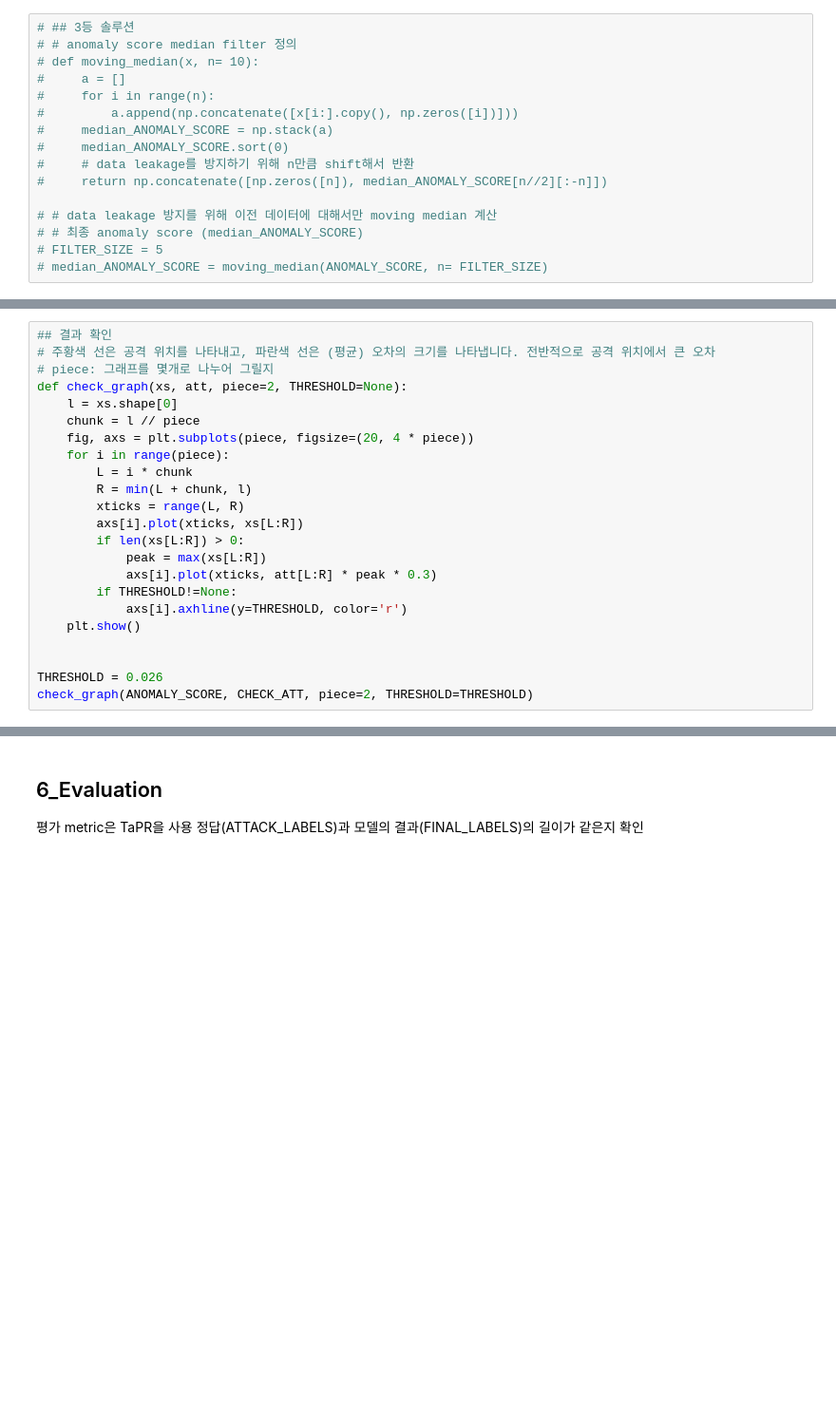
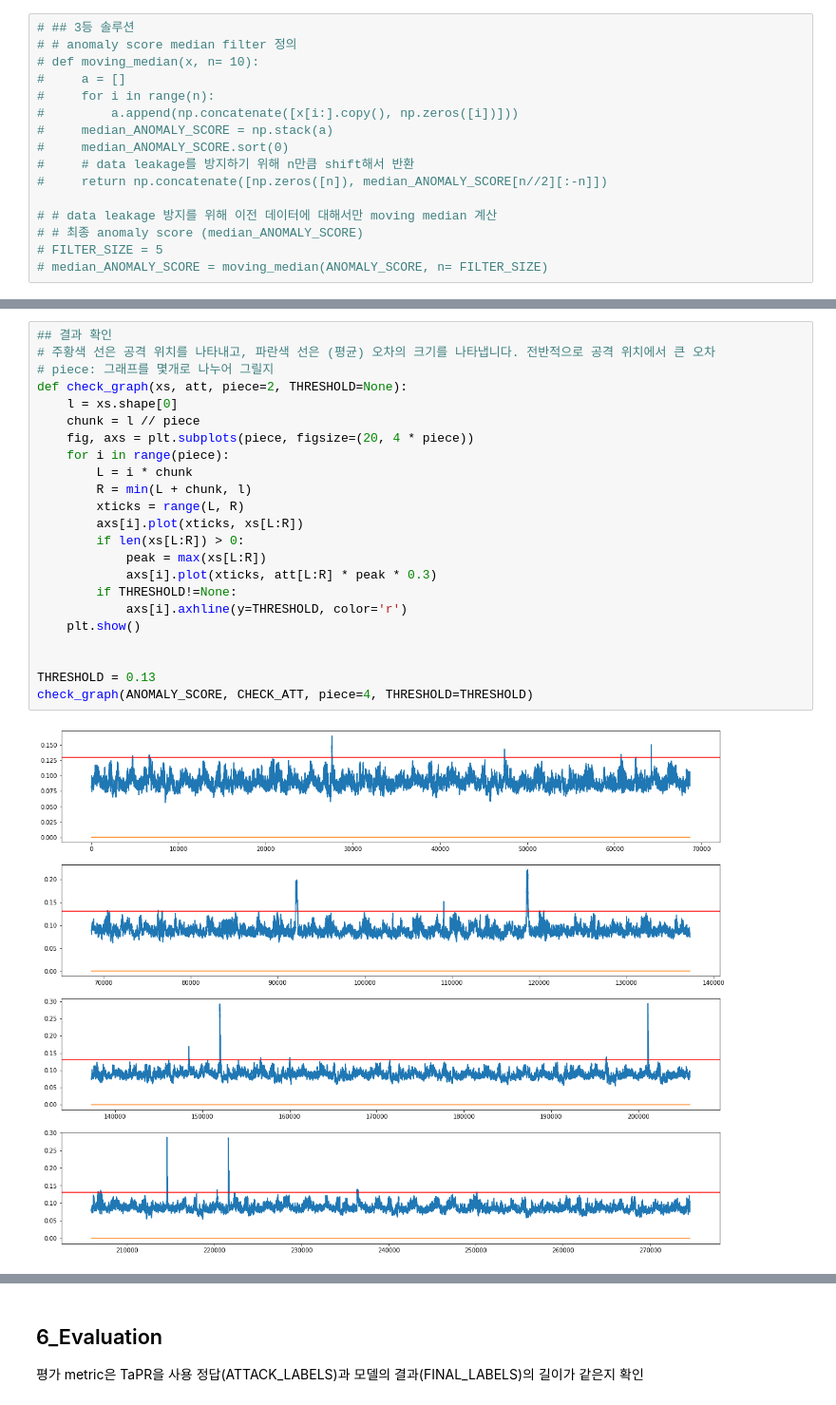
Before and after one commit to dr-kim/lecture_6_timeseries_AnomalyDetection, a Jupyter notebook: Timeseries_Anomaly_Detection_Transformer_colab.ipynb, the cells around one changed output, grey strips where cells are left out. Shown at 95% size. Saved outputs shown, nothing was run; the diff lists cells and outputs as text; blank space fills up the shorter version.

```diff
--- a/Timeseries_Anomaly_Detection_Transformer_colab.ipynb
+++ b/Timeseries_Anomaly_Detection_Transformer_colab.ipynb
@@ -736,25 +748,27 @@ print(C_ANOMALY_SCORE.shape)
 # %%
 ## 결과 확인
 # 주황색 선은 공격 위치를 나타내고, 파란색 선은 (평균) 오차의 크기를 나타냅니다. 전반적으로 공격 위치에서 큰 오차
 # piece: 그래프를 몇개로 나누어 그릴지
 def check_graph(xs, att, piece=2, THRESHOLD=None):
     l = xs.shape[0]
     chunk = l // piece
     fig, axs = plt.subplots(piece, figsize=(20, 4 * piece))
     for i in range(piece):
         L = i * chunk
         R = min(L + chunk, l)
         xticks = range(L, R)
         axs[i].plot(xticks, xs[L:R])
         if len(xs[L:R]) > 0:
             peak = max(xs[L:R])
             axs[i].plot(xticks, att[L:R] * peak * 0.3)
         if THRESHOLD!=None:
             axs[i].axhline(y=THRESHOLD, color='r')
     plt.show()
 
 
-THRESHOLD = 0.026
-check_graph(ANOMALY_SCORE, CHECK_ATT, piece=2, THRESHOLD=THRESHOLD)
+THRESHOLD = 0.13
+check_graph(ANOMALY_SCORE, CHECK_ATT, piece=4, THRESHOLD=THRESHOLD)
+# %% [output]
+[figure, added]
 # %%
 ## threshold로 공격 검출
```
Also changed, not shown: parts of 8 cells of this notebook.
